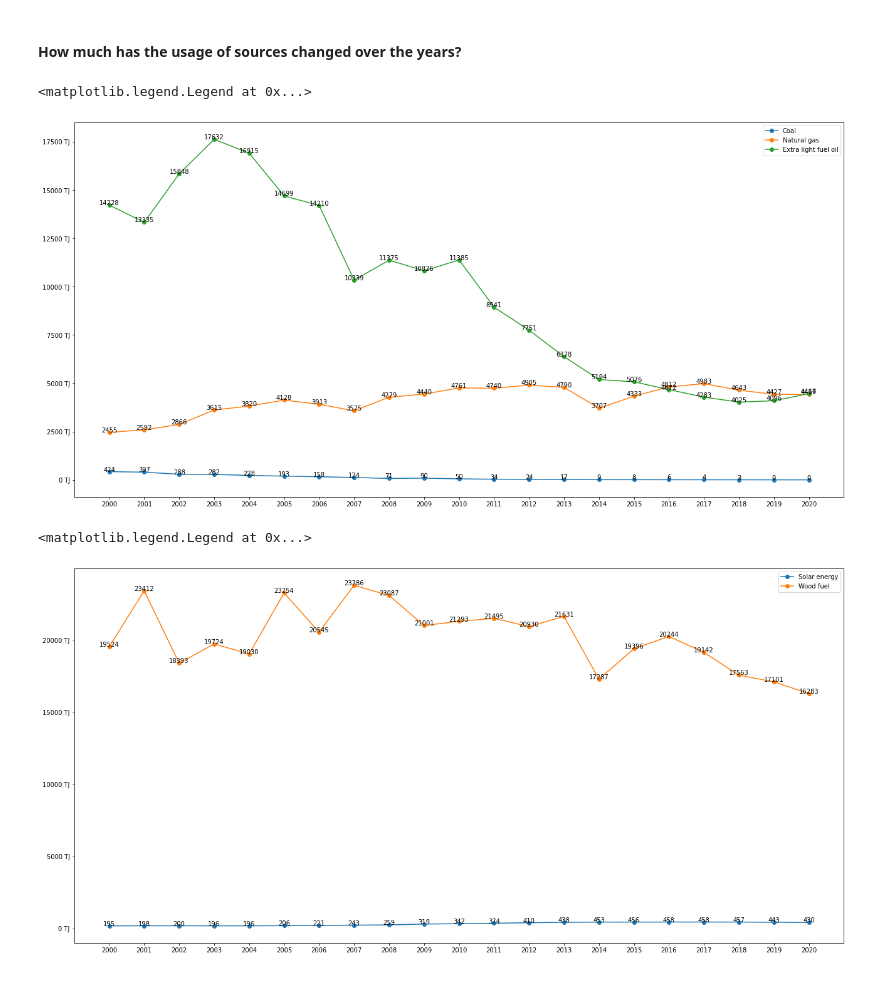
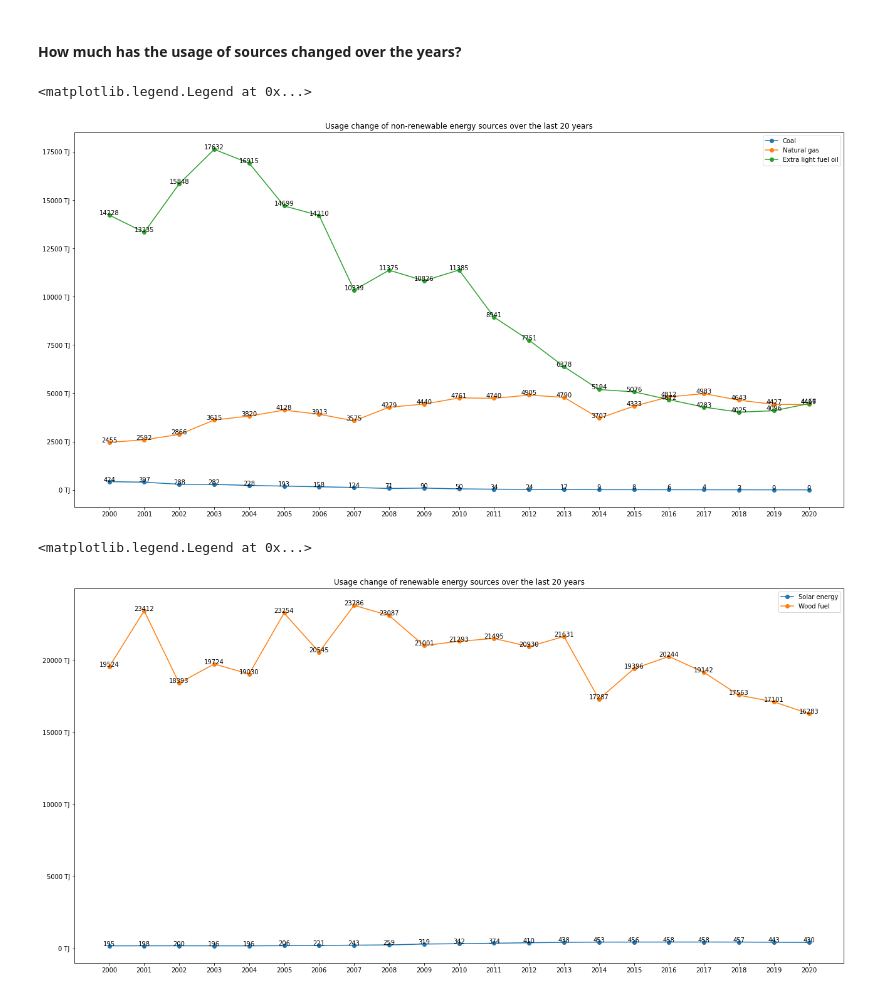
Before and after one commit to TilenBerlak/Data-mining-project, a Jupyter notebook: Projekt/Projekt.ipynb, the cells around one changed output. Saved outputs shown, nothing was run; the diff lists cells and outputs as text; code cells hidden in the pictures.

```diff
--- a/Projekt/Projekt.ipynb
+++ b/Projekt/Projekt.ipynb
@@ -282,29 +282,31 @@ for i, v in enumerate(exlf):
 ax.plot(year_dict_all.keys(),coal_vals, marker="o", label="Coal")
 ax.plot(year_dict_all.keys(),natural_gas, marker="o",label="Natural gas")
 ax.plot(year_dict_all.keys(),exlf, marker="o",label="Extra light fuel oil")
+ax.title.set_text("Usage change of non-renewable energy sources over the last 20 years")
 ax.legend()
 # %% [output]
 <matplotlib.legend.Legend at 0x...>
-[figure, old version]
+[figure, new version]
 # %%
 solar=[]
 for x in year_dict_all.values():
     solar.append(x[7][1])
 wood=[]
 for x in year_dict_all.values():
     wood.append(x[2][1])
 fig, ax = plt.subplots(figsize=(22, 11))
 ax.yaxis.set_major_formatter(FormatStrFormatter('%d TJ'))
 for i, v in enumerate(solar):
     ax.text(i, v+12, "%d" %v, ha="center")
 for i, v in enumerate(wood):
     ax.text(i, v+12, "%d" %v, ha="center")
 ax.plot(year_dict_all.keys(),solar, marker="o", label="Solar energy")
 ax.plot(year_dict_all.keys(),wood, marker="o",label="Wood fuel")
+ax.title.set_text("Usage change of renewable energy sources over the last 20 years")
 ax.legend()
 # %% [output]
 <matplotlib.legend.Legend at 0x...>
-[figure, old version]
+[figure, new version]
 # %%
 elect=[]
 for x in year_dict_all.values():
```
Also changed, not shown: parts of 1 cell of this notebook.
